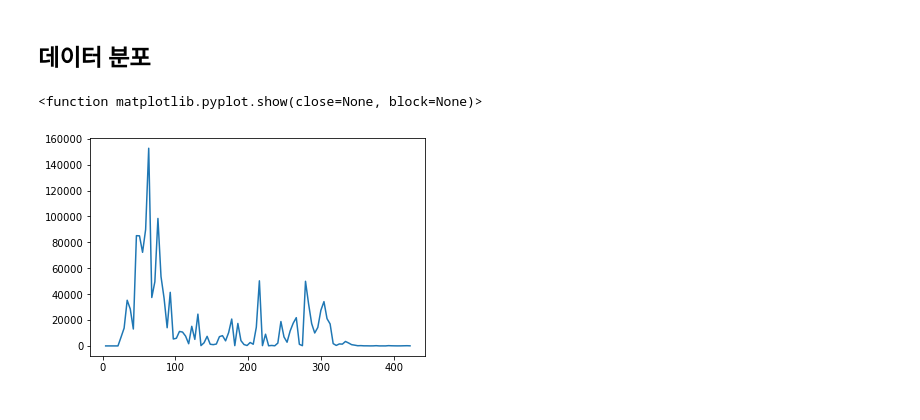
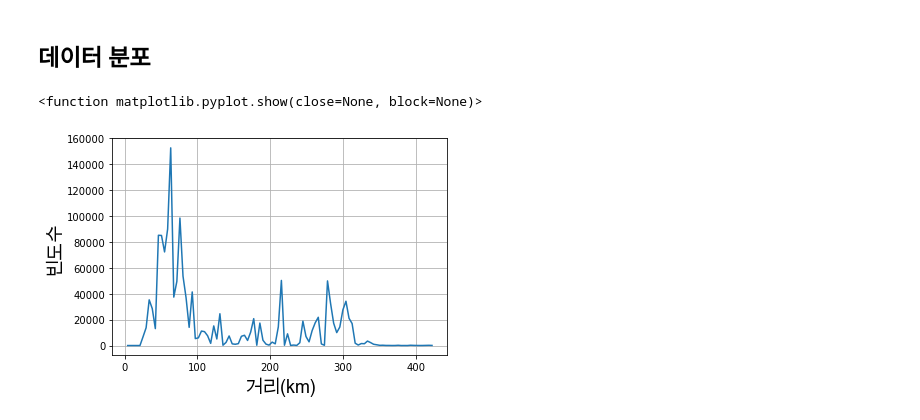
Before and after one commit to GeonHyeock/2021_Second_semester, a Jupyter notebook: Inbig_project/주소거리계산2.ipynb, the cells around one changed output. Drawn from its saved outputs; the diff is of its cells as text; code cells hidden in the pictures.

```diff
--- a/Inbig_project/주소거리계산2.ipynb
+++ b/Inbig_project/주소거리계산2.ipynb
@@ -7,6 +7,9 @@ import pickle
 import os
 import geocoder
 import matplotlib.pyplot as plt
+import matplotlib.font_manager as fm
+font_path = "/Library/Fonts/Arial Unicode.ttf"
+fontprop = fm.FontProperties(fname=font_path, size=18)
 # %% [markdown]
 ## 파일 불러오기
 # %%
@@ -213,8 +230,13 @@ FC_plot = FC_order_distance[FC_order_distance < IQR_max] # outlier 갯수 : 9075
 # %%
 plot_x = np.linspace(0,np.max(FC_plot),101) # 구간을 100등분
 Y,X = np.histogram(FC_plot,plot_x)
+plt.xlabel("거리(km)", fontproperties=fontprop)
+plt.ylabel("빈도수", fontproperties=fontprop)
+ax = plt.axes()
+ax.yaxis.grid()
+ax.xaxis.grid()
 plt.plot(X[1:],Y)
 plt.show
 # %% [output]
 <function matplotlib.pyplot.show(close=None, block=None)>
-[figure, old version]
+[figure, new version]
```
Also changed, not shown: parts of 1 cell of this notebook.
